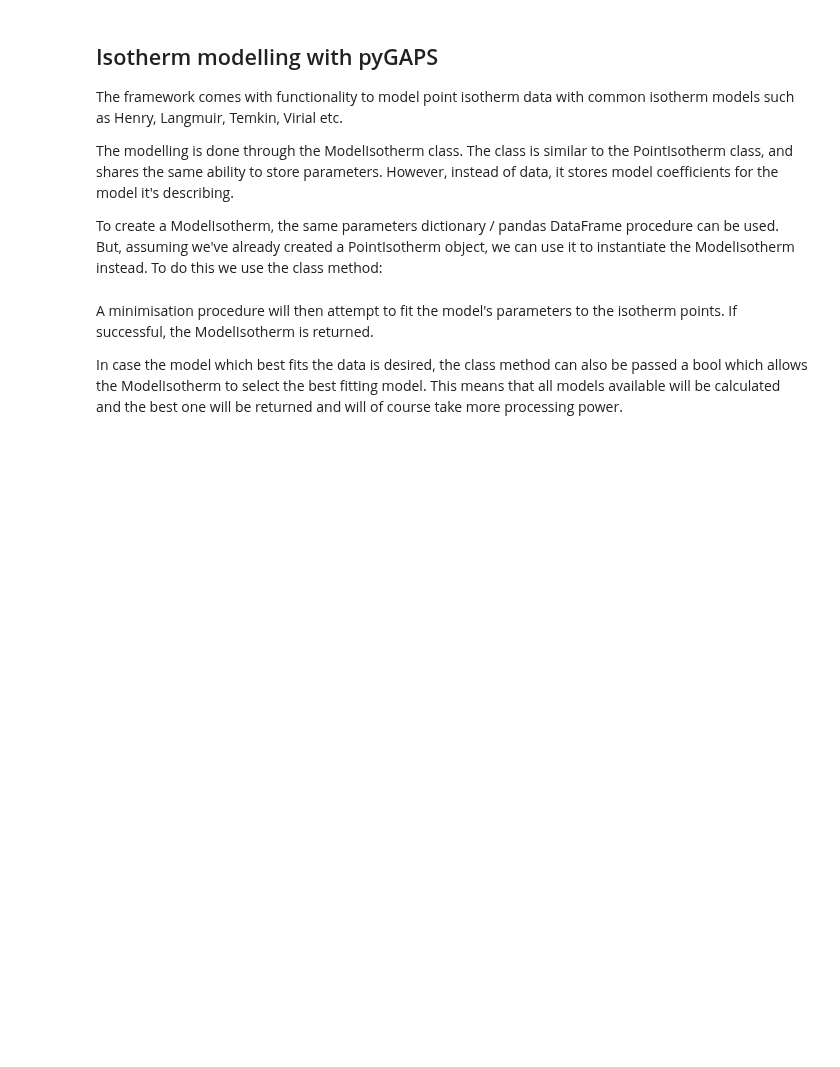
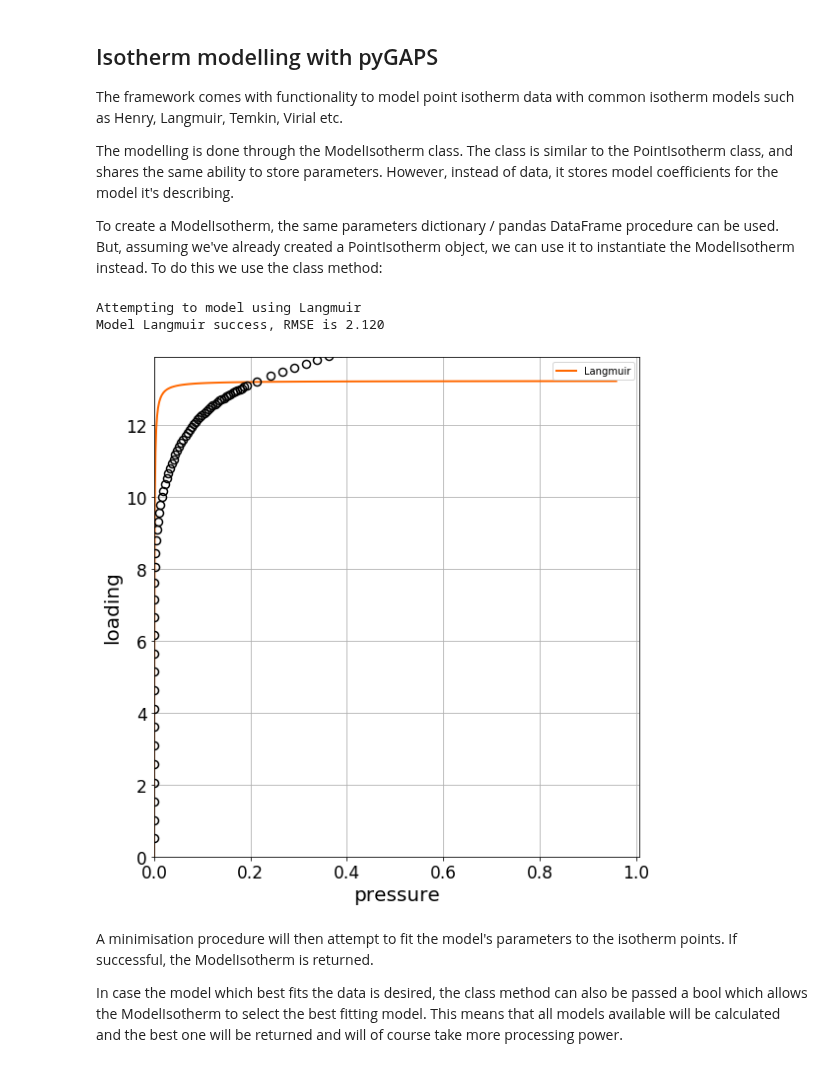
Before and after one commit to pauliacomi/pyGAPS, a Jupyter notebook: docs/examples/quickstart.ipynb, the cells around one changed output. Saved outputs shown, nothing was run; the diff lists cells and outputs as text; code cells hidden in the pictures; blank space fills up the shorter version.

```diff
--- a/docs/examples/quickstart.ipynb
+++ b/docs/examples/quickstart.ipynb
@@ -190,7 +203,11 @@ To create a ModelIsotherm, the same parameters dictionary / pandas DataFrame pro
 be used. But, assuming we've already created a PointIsotherm object, we can use it to instantiate
 the ModelIsotherm instead. To do this we use the class method:
 # %%
-model_iso = pygaps.ModelIsotherm.from_pointisotherm(isotherm, model='Henry')
+model_iso = pygaps.ModelIsotherm.from_pointisotherm(isotherm, model='Langmuir', verbose=True)
+# %% [output]
+Attempting to model using Langmuir
+Model Langmuir success, RMSE is 2.120
+[figure, added]
 # %% [markdown]
 A minimisation procedure will then attempt to fit the model's parameters to the isotherm points.
 If successful, the ModelIsotherm is returned.
```
Also changed, not shown: parts of 13 cells of this notebook, 7 other files.
